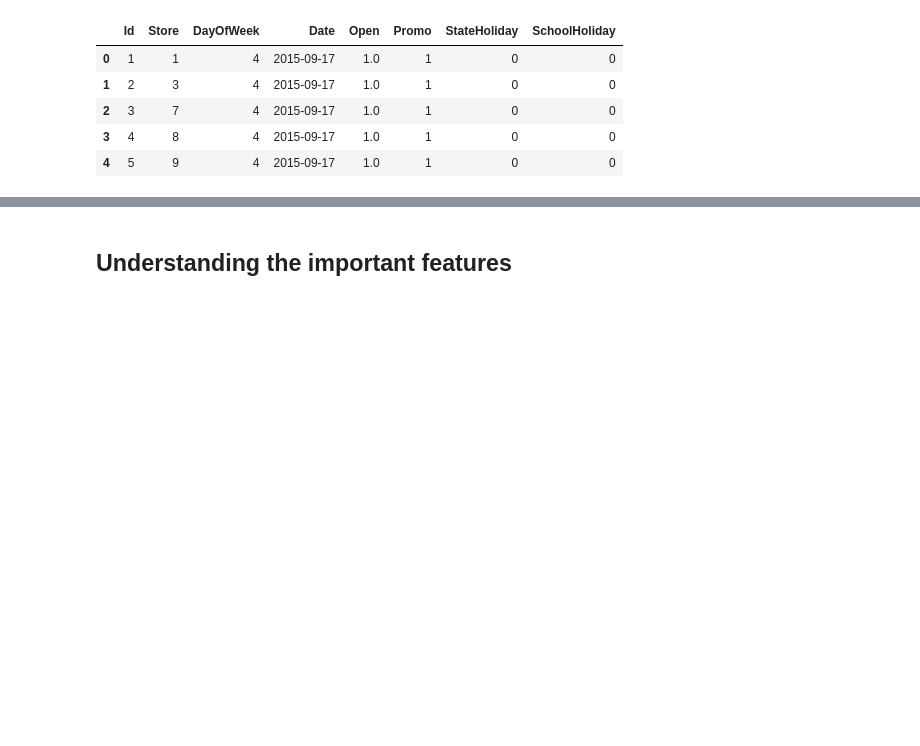
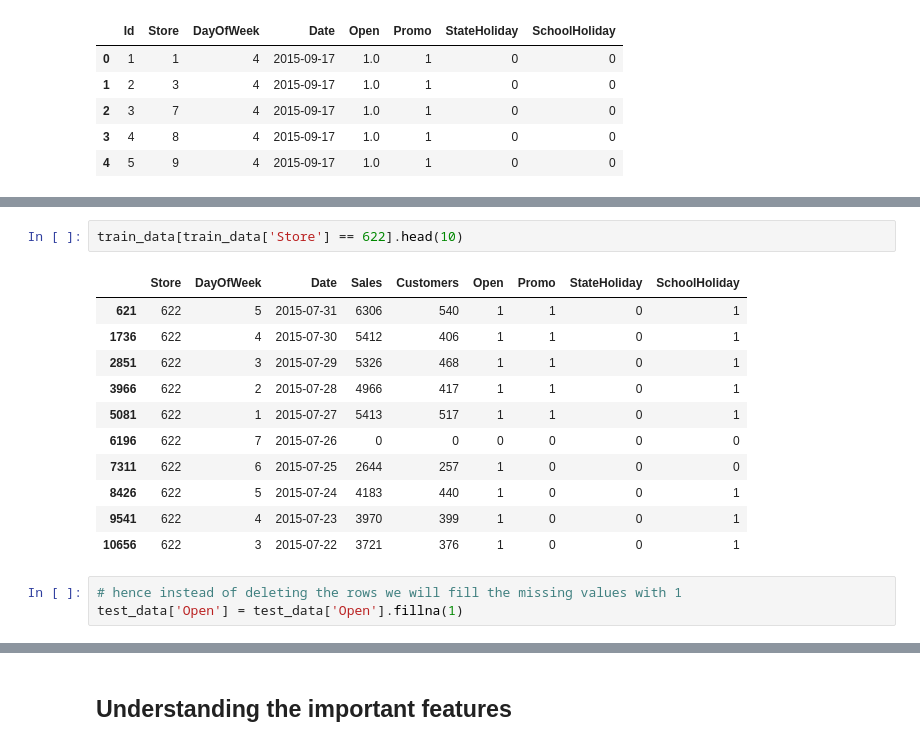
Before and after one commit to JammalAdeyemi/DataScience_Project, a Jupyter notebook: Regression/Rossmann Store Sales/Rossman_sales_prediction.ipynb, the cells around one changed output, grey strips where cells are left out. Drawn from its saved outputs; the diff is of its cells as text; blank space fills up the shorter version.

Commit message:
Rossman_sales_prediction

```diff
--- a/Regression/Rossmann Store Sales/Rossman_sales_prediction.ipynb
+++ b/Regression/Rossmann Store Sales/Rossman_sales_prediction.ipynb
@@ -781,0 +808,17 @@ test_data.head()
+# %%
+train_data[train_data['Store'] == 622].head(10)
+# %% [output]
+|  | Store | DayOfWeek | Date | Sales | Customers | Open | Promo | StateHoliday | SchoolHoliday |
+| 621 | 622 | 5 | 2015-07-31 | 6306 | 540 | 1 | 1 | 0 | 1 |
+| 1736 | 622 | 4 | 2015-07-30 | 5412 | 406 | 1 | 1 | 0 | 1 |
+| 2851 | 622 | 3 | 2015-07-29 | 5326 | 468 | 1 | 1 | 0 | 1 |
+| 3966 | 622 | 2 | 2015-07-28 | 4966 | 417 | 1 | 1 | 0 | 1 |
+| 5081 | 622 | 1 | 2015-07-27 | 5413 | 517 | 1 | 1 | 0 | 1 |
+| 6196 | 622 | 7 | 2015-07-26 | 0 | 0 | 0 | 0 | 0 | 0 |
+| 7311 | 622 | 6 | 2015-07-25 | 2644 | 257 | 1 | 0 | 0 | 0 |
+| 8426 | 622 | 5 | 2015-07-24 | 4183 | 440 | 1 | 0 | 0 | 1 |
+| 9541 | 622 | 4 | 2015-07-23 | 3970 | 399 | 1 | 0 | 0 | 1 |
+| 10656 | 622 | 3 | 2015-07-22 | 3721 | 376 | 1 | 0 | 0 | 1 |
+# %%
+# hence instead of deleting the rows we will fill the missing values with 1
+test_data['Open'] = test_data['Open'].fillna(1)
```
Also changed, not shown: parts of 51 cells of this notebook, 9 other files.
